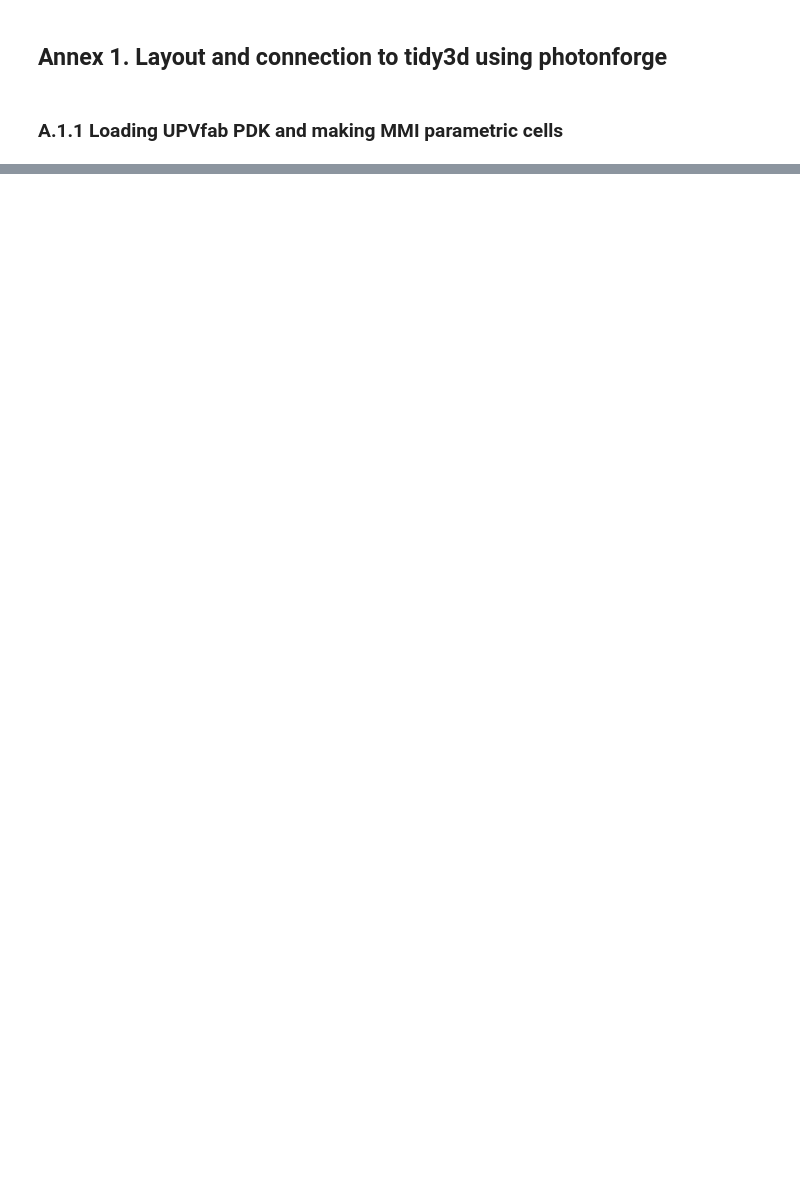
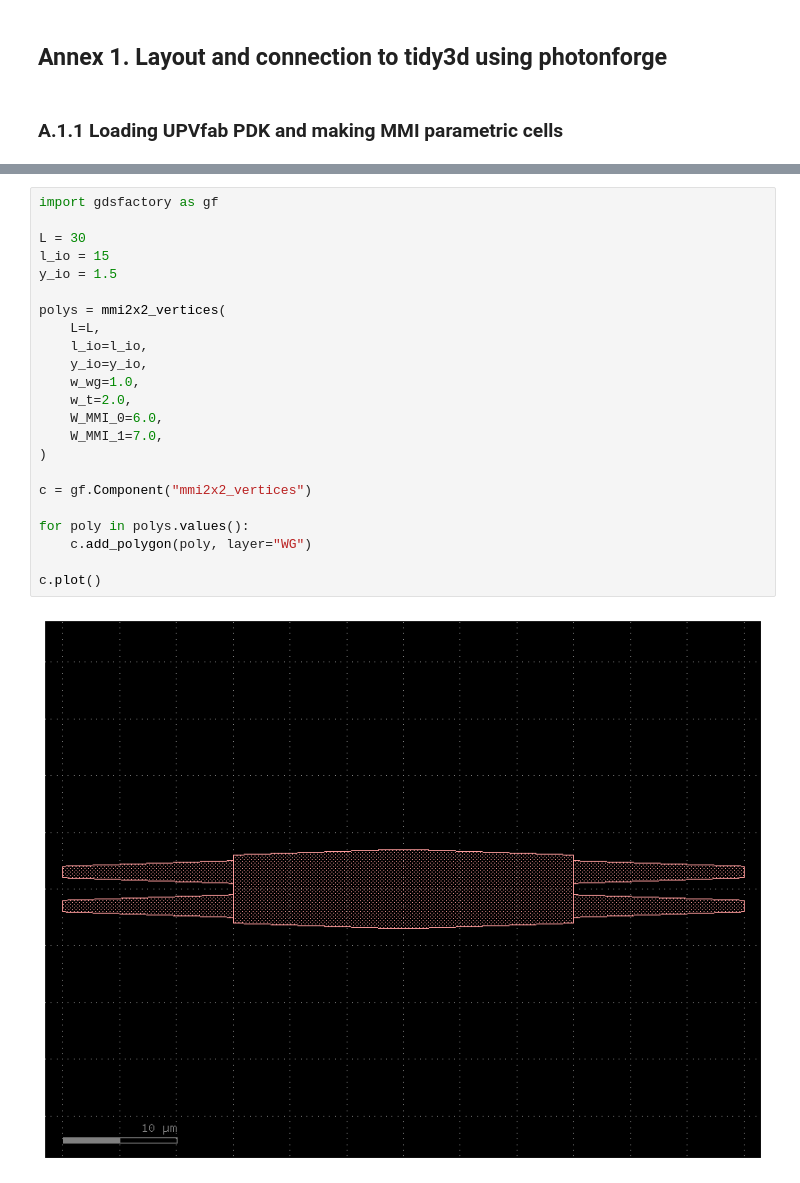
Before and after one commit to UPVfab/cifoin-lab2, a Jupyter notebook: COUPLERS_PMM_EME_FDTD.ipynb, the cells around one changed output, grey strips where cells are left out. Cells and saved outputs as stored; diff of their text form; blank space fills up the shorter version.

```diff
--- a/COUPLERS_PMM_EME_FDTD.ipynb
+++ b/COUPLERS_PMM_EME_FDTD.ipynb
@@ -175,0 +397,25 @@ Ratio over OUTs ['0.5054', '0.4946']
+# %%
+import gdsfactory as gf
+
+L = 30
+l_io = 15
+y_io = 1.5
+
+polys = mmi2x2_vertices(
+    L=L,
+    l_io=l_io,
+    y_io=y_io,
+    w_wg=1.0,
+    w_t=2.0,
+    W_MMI_0=6.0,
+    W_MMI_1=7.0,
+)
+
+c = gf.Component("mmi2x2_vertices")
+
+for poly in polys.values():
+    c.add_polygon(poly, layer="WG")
+
+c.plot()
+# %% [output]
+[figure, added]
```
Also changed, not shown: parts of 55 cells of this notebook, 5 other files.
